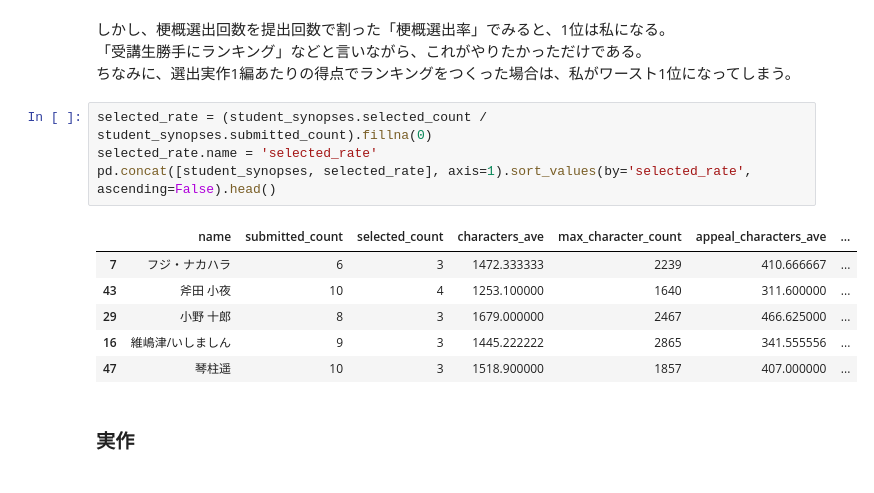
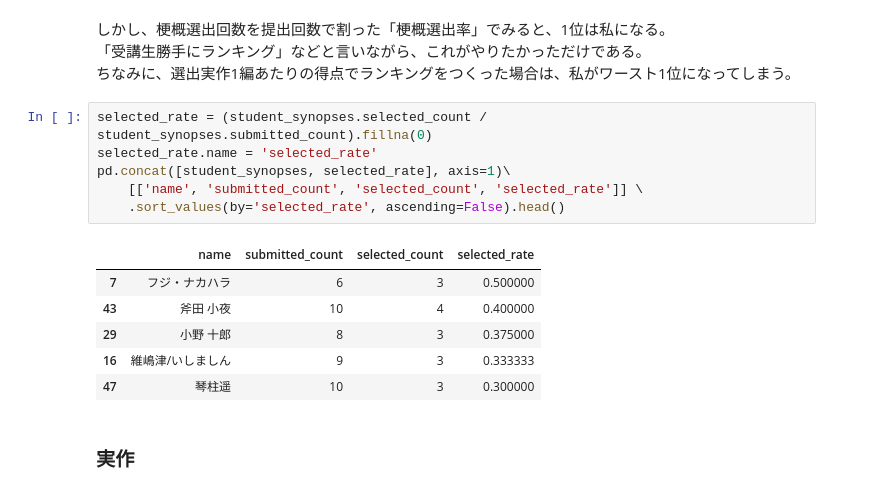
Before and after one commit to fuji-nakahara/genron-school-sf-app, a Jupyter notebook: notebook/genron-sf-2018-data-analysis.ipynb, the cells around one changed output. Saved outputs shown, nothing was run; the diff lists cells and outputs as text.

```diff
--- a/notebook/genron-sf-2018-data-analysis.ipynb
+++ b/notebook/genron-sf-2018-data-analysis.ipynb
@@ -562,14 +570,16 @@ student_synopses[student_synopses.selected_count >= 3].sort_values(by='selected_
 # %%
 selected_rate = (student_synopses.selected_count / student_synopses.submitted_count).fillna(0)
 selected_rate.name = 'selected_rate'
-pd.concat([student_synopses, selected_rate], axis=1).sort_values(by='selected_rate', ascending=False).head()
+pd.concat([student_synopses, selected_rate], axis=1)\
+    [['name', 'submitted_count', 'selected_count', 'selected_rate']] \
+    .sort_values(by='selected_rate', ascending=False).head()
 # %% [output]
-|  | name | submitted_count | selected_count | characters_ave | max_character_count | appeal_characters_ave | ... |
-| 7 | フジ・ナカハラ | 6 | 3 | 1472.333333 | 2239 | 410.666667 | ... |
-| 43 | 斧田 小夜 | 10 | 4 | 1253.100000 | 1640 | 311.600000 | ... |
-| 29 | 小野 十郎 | 8 | 3 | 1679.000000 | 2467 | 466.625000 | ... |
-| 16 | 維嶋津/いしましん | 9 | 3 | 1445.222222 | 2865 | 341.555556 | ... |
-| 47 | 琴柱遥 | 10 | 3 | 1518.900000 | 1857 | 407.000000 | ... |
+|  | name | submitted_count | selected_count | selected_rate |
+| 7 | フジ・ナカハラ | 6 | 3 | 0.500000 |
+| 43 | 斧田 小夜 | 10 | 4 | 0.400000 |
+| 29 | 小野 十郎 | 8 | 3 | 0.375000 |
+| 16 | 維嶋津/いしましん | 9 | 3 | 0.333333 |
+| 47 | 琴柱遥 | 10 | 3 | 0.300000 |
 # %% [markdown]
 ### 実作
 # %% [markdown]
```
Also changed, not shown: parts of 10 cells of this notebook.
